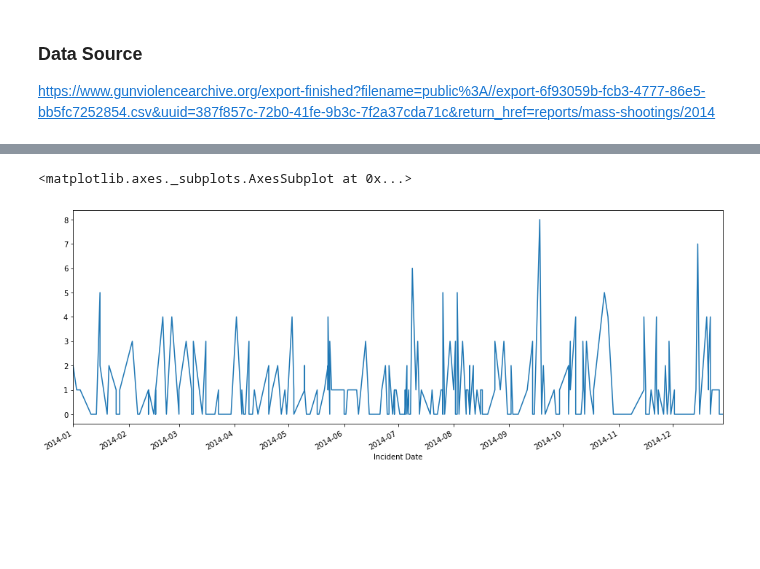
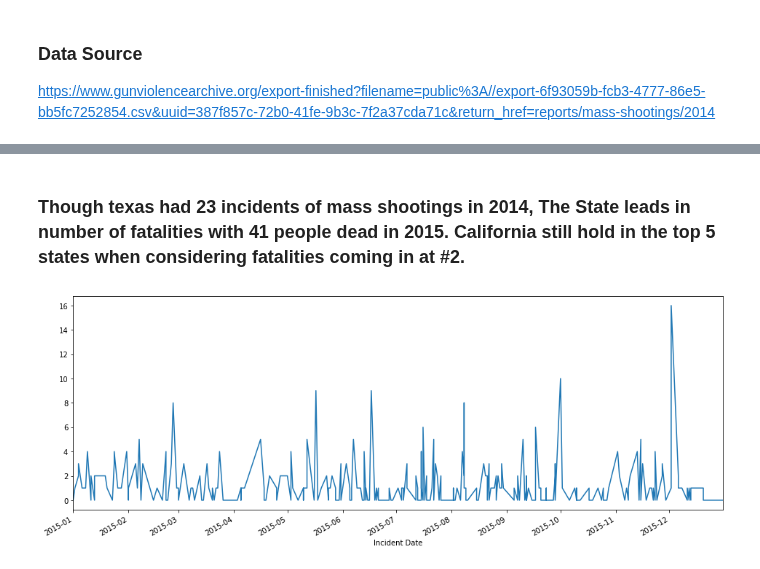
Before and after one commit to Berkat0789/Data_Analysis, a Jupyter notebook: Personal Projects/USA Gun Violence up to 2018.ipynb, the cells around one changed output, grey strips where cells are left out. Drawn from its saved outputs; the diff is of its cells as text; code cells hidden in the pictures; blank space fills up the shorter version.

Commit message:
Mass shooting project update

```diff
--- a/Personal Projects/USA Gun Violence up to 2018.ipynb
+++ b/Personal Projects/USA Gun Violence up to 2018.ipynb
@@ -29,5 +165,6 @@ memory usage: 16.8+ KB
+# %% [markdown]
+### Though texas had 23 incidents of mass shootings in 2014, The State leads in number of fatalities with 41 people dead in 2015. California still hold in the top 5 states when considering fatalities coming in at #2.
 # %%
-mass_shootings_2014["# Killed"].sort_values(ascending = False ).plot(figsize = (16,6))
+mass_shootings_2015["# Killed"].plot(figsize = (16,6));
 # %% [output]
-<matplotlib.axes._subplots.AxesSubplot at 0x...>
-[figure, old version]
+[figure, new version]
```
Also changed, not shown: parts of 45 cells of this notebook, 1 other file.
